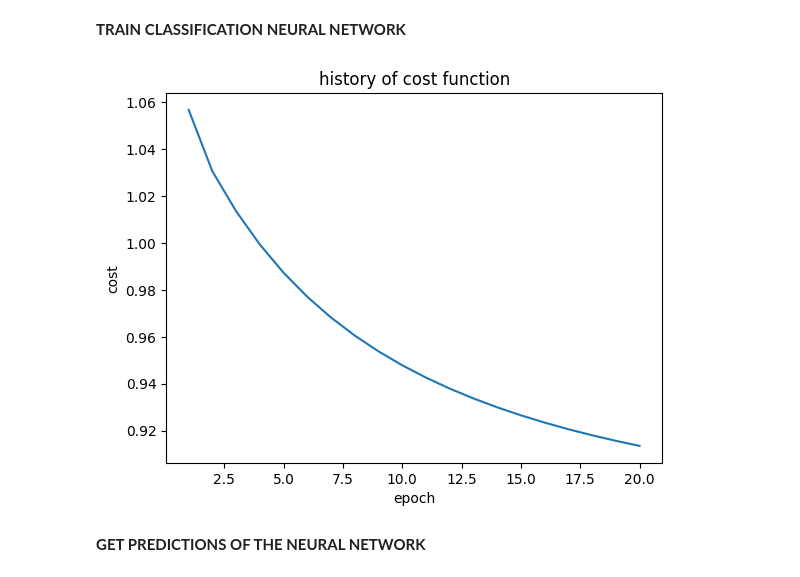
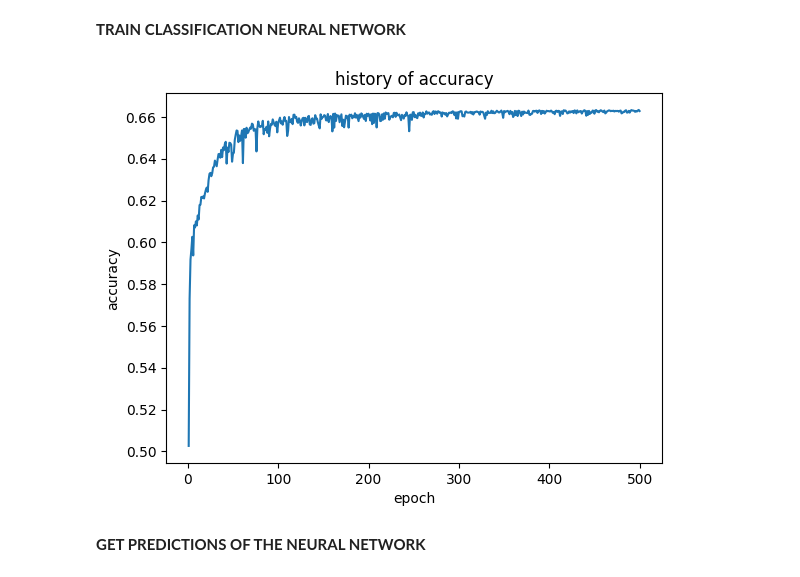
Before and after one commit to LuisFelipeVelasco/ML_And_Generative_AI_Experiments, a Jupyter notebook: Notebooks/neural_network_from_scratch.ipynb, the cells around one changed output. Saved outputs shown, nothing was run; the diff lists cells and outputs as text; code cells hidden in the pictures.

Commit message:
add plot accuracy history function

```diff
--- a/Notebooks/neural_network_from_scratch.ipynb
+++ b/Notebooks/neural_network_from_scratch.ipynb
@@ -29,6 +31,7 @@ class NeuralNetwork():
     self.paradigm=paradigm
     self.count_layers =len(layers)
     self.cost_history=[]
+    self.accuracy_history=[]
     self.initialize_weights()
     self.initialize_biases()
 
@@ -131,12 +134,13 @@ class NeuralNetwork():
 
   def fit(self, samples:np.ndarray,labels:np.ndarray):
 
-    """Train neural network and stores cost history"""
+    """Train neural network and stores cost history and accuracy history"""
 
     count_samples = samples.shape[0]
     with tqdm(total=self.epochs) as pbar:
       for i in range (self.epochs):
-        cost = 0;
+        accuracy= 0
+        cost = 0
         indices=np.random.permutation(count_samples)
         for j in indices:
           sample = samples[j][:,None]
@@ -151,10 +155,15 @@ class NeuralNetwork():
           prediction=layer_activations[-1]
           if(self.paradigm=="classification"):
             cost+=-np.log(prediction[label==1])[0][0]
+            is_prediction_correct=(label[np.argmax(prediction)]==1)
+            if(is_prediction_correct): accuracy+=1
           elif(self.paradigm=="regression"):
             cost+=sum((label[:,None] - prediction)**2)[0]
         cost/=count_samples
         self.cost_history.append(cost)
+        if(self.paradigm=="classification"):
+          accuracy/=count_samples
+          self.accuracy_history.append(accuracy)
         pbar.update(1)
 
 
@@ -162,10 +171,20 @@ class NeuralNetwork():
 
     """plot the value of the cost function for each epoch on the training process"""
 
-    plt.plot(range(1,len(self.cost_history)+1),self.cost_history)
+    ax[0].plt.plot(range(1,len(self.cost_history)+1),self.cost_history)
     plt.xlabel("epoch")
     plt.ylabel("cost")
     plt.title("history of cost function")
+
+  def plot_accuracy_history(self):
+
+    """plot the value of the  average accuracy for each epoch on the training process"""
+
+    if(self.paradigm=="regression"): return
+    plt.plot(range(1,len(self.accuracy_history)+1),self.accuracy_history)
+    plt.xlabel("epoch")
+    plt.ylabel("accuracy")
+    plt.title("history of accuracy")
 
 
 
@@ -326,14 +345,14 @@ historical_european 100%[===================>]   2.91M  13.0MB/s    in 0.2s
 # %%
 samples= df.iloc[:,:-5].values
 labels= df.iloc[:,-3:].values
 columns_count=samples.shape[1]
-model= NeuralNetwork(0.001,columns_count,[110,3],20,"classification")
+model= NeuralNetwork(0.001,columns_count,[110,110,110,3],500,"classification")
 model.fit(samples,labels)
-model.plot_cost_history()
-#path = "/content/drive/MyDrive/soccer_predictor.npz"
+model.plot_accuracy_history()
+path = "/content/drive/MyDrive/classification_soccer_predictor.npz"
 #model.save(path)
 # %% [output]
-[figure, old version]
+[figure, new version]
 # %% [markdown]
 **GET PREDICTIONS OF THE NEURAL NETWORK**
 # %%
```
Also changed, not shown: parts of 6 cells of this notebook.
